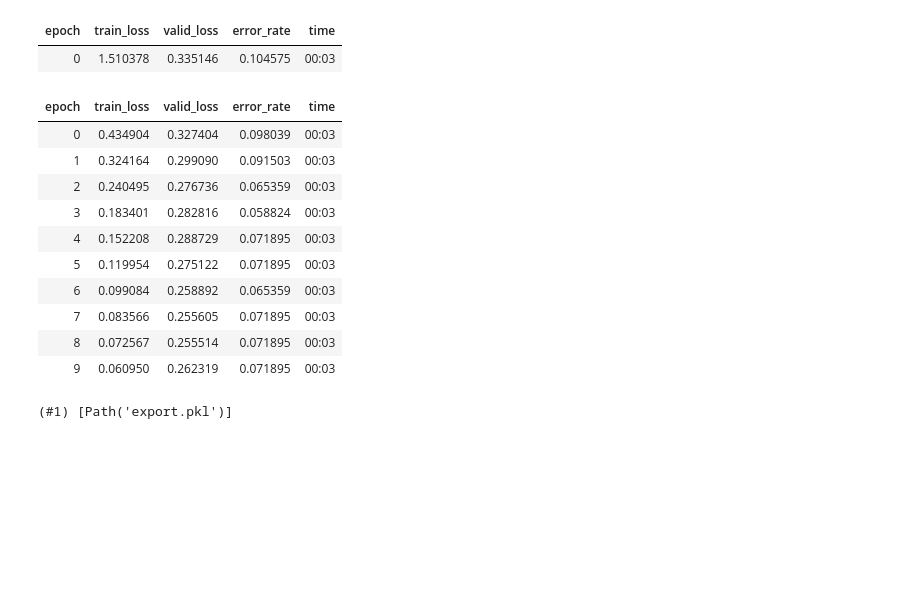
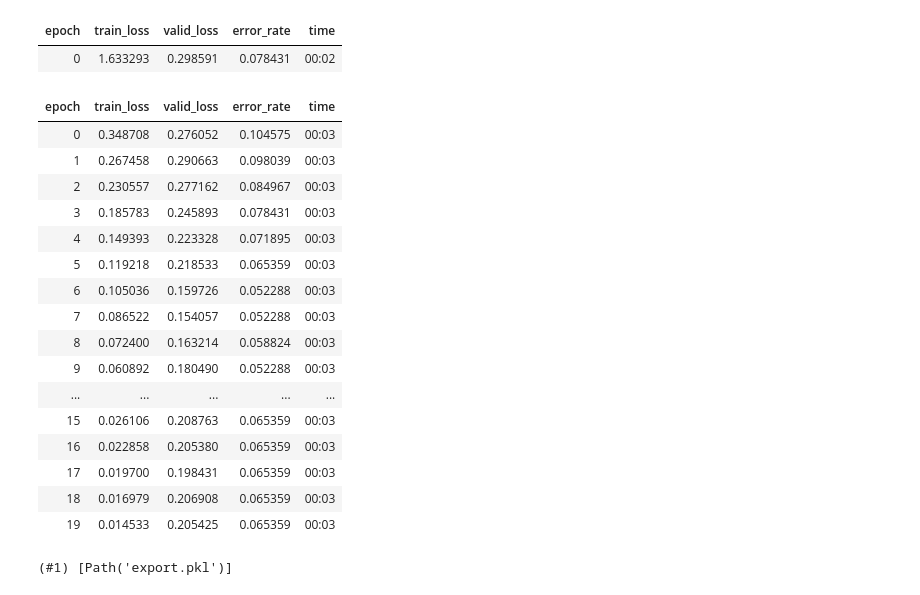
Before and after one commit to ekenkel/fastai-course22-demos, a Jupyter notebook: typeOfDogModel.ipynb, the cells around one changed output. Saved outputs shown, nothing was run; the diff lists cells and outputs as text; code cells hidden in the pictures; blank space fills up the shorter version.

```diff
--- a/typeOfDogModel.ipynb
+++ b/typeOfDogModel.ipynb
@@ -52,19 +119,25 @@ dataloaders.show_batch(max_n=6)
 # dataloaders = dls.dataloaders(path)
 # %%
 learn = vision_learner(dataloaders, resnet18, metrics=error_rate)
-learn.fine_tune(10)
+learn.fine_tune(20)
 # %% [output]
 | epoch | train_loss | valid_loss | error_rate | time |
-| 0 | 1.510378 | 0.335146 | 0.104575 | 00:03 |
+| 0 | 1.633293 | 0.298591 | 0.078431 | 00:02 |
 | epoch | train_loss | valid_loss | error_rate | time |
-| 0 | 0.434904 | 0.327404 | 0.098039 | 00:03 |
-| 1 | 0.324164 | 0.299090 | 0.091503 | 00:03 |
-| 2 | 0.240495 | 0.276736 | 0.065359 | 00:03 |
-| 3 | 0.183401 | 0.282816 | 0.058824 | 00:03 |
-| 4 | 0.152208 | 0.288729 | 0.071895 | 00:03 |
-| 5 | 0.119954 | 0.275122 | 0.071895 | 00:03 |
-| 6 | 0.099084 | 0.258892 | 0.065359 | 00:03 |
-| 7 | 0.083566 | 0.255605 | 0.071895 | 00:03 |
-| 8 | 0.072567 | 0.255514 | 0.071895 | 00:03 |
-| 9 | 0.060950 | 0.262319 | 0.071895 | 00:03 |
+| 0 | 0.348708 | 0.276052 | 0.104575 | 00:03 |
+| 1 | 0.267458 | 0.290663 | 0.098039 | 00:03 |
+| 2 | 0.230557 | 0.277162 | 0.084967 | 00:03 |
+| 3 | 0.185783 | 0.245893 | 0.078431 | 00:03 |
+| 4 | 0.149393 | 0.223328 | 0.071895 | 00:03 |
+| 5 | 0.119218 | 0.218533 | 0.065359 | 00:03 |
+| 6 | 0.105036 | 0.159726 | 0.052288 | 00:03 |
+| 7 | 0.086522 | 0.154057 | 0.052288 | 00:03 |
+| 8 | 0.072400 | 0.163214 | 0.058824 | 00:03 |
+| 9 | 0.060892 | 0.180490 | 0.052288 | 00:03 |
+| ... | ... | ... | ... | ... |
+| 15 | 0.026106 | 0.208763 | 0.065359 | 00:03 |
+| 16 | 0.022858 | 0.205380 | 0.065359 | 00:03 |
+| 17 | 0.019700 | 0.198431 | 0.065359 | 00:03 |
+| 18 | 0.016979 | 0.206908 | 0.065359 | 00:03 |
+| 19 | 0.014533 | 0.205425 | 0.065359 | 00:03 |
 # %%
```
Also changed, not shown: parts of 16 cells of this notebook.
